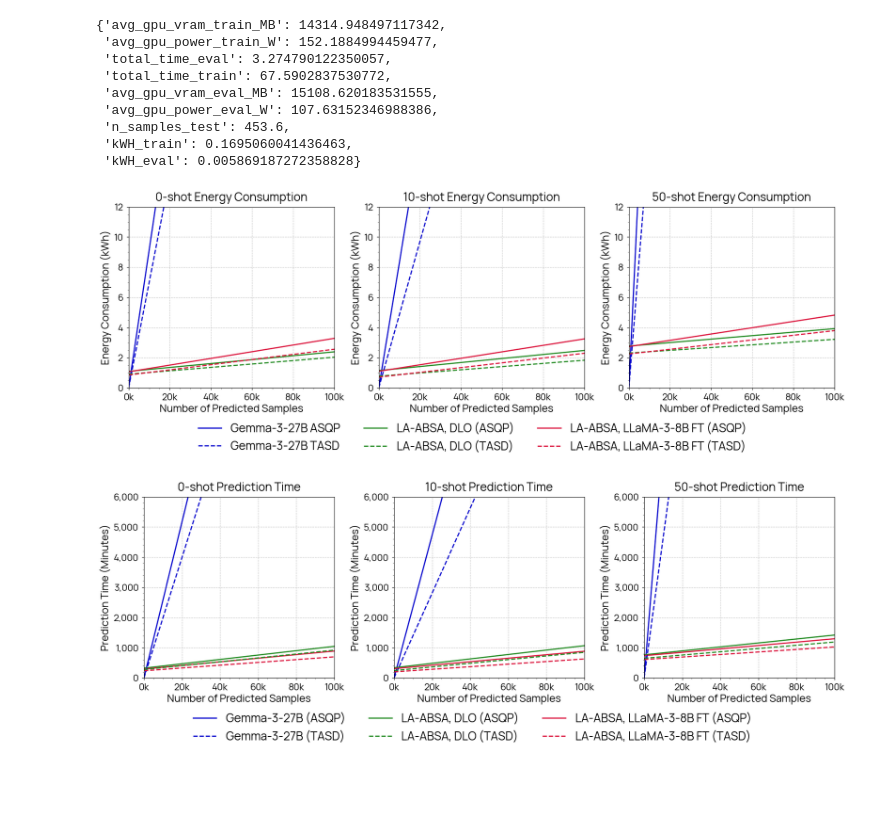
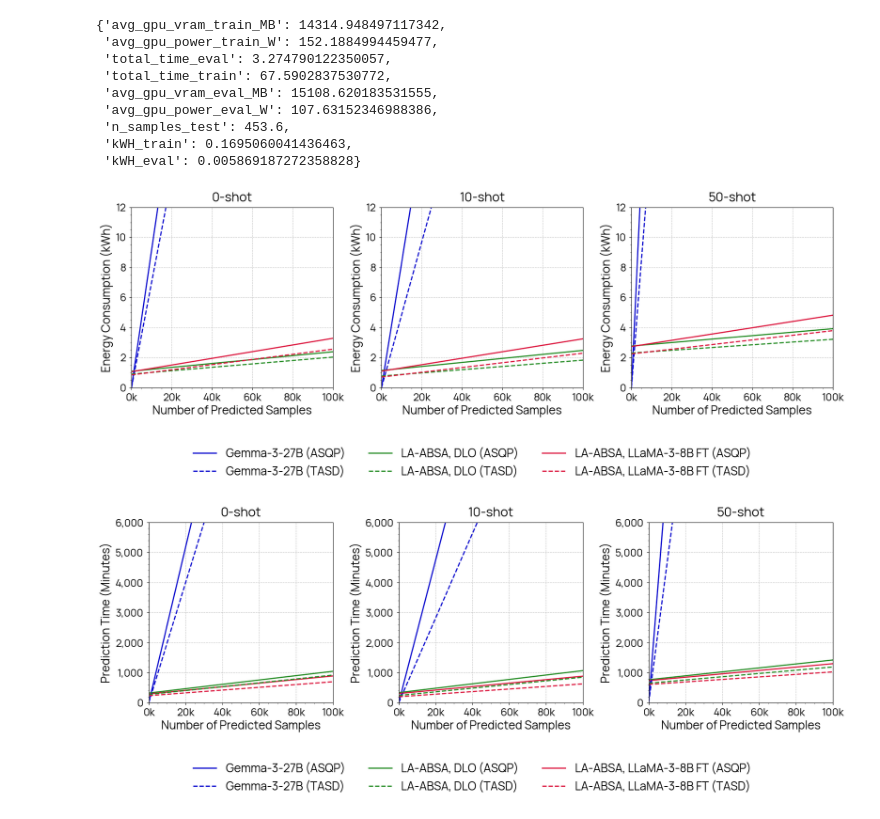
Before and after one commit to NilsHellwig/LA-ABSA, a Jupyter notebook: plots/02_memory_usage_analysis.ipynb, the cells around one changed output. Drawn from its saved outputs; the diff is of its cells as text; code cells hidden in the pictures; blank space fills up the shorter version.

```diff
--- a/plots/02_memory_usage_analysis.ipynb
+++ b/plots/02_memory_usage_analysis.ipynb
@@ -160,9 +160,9 @@ def draw_plot(title_x, title_y, plot_title, data=[], maximum_y=1000, maximum_x=1
             all_handles.append(line[0])
             all_labels.append(d["legend_title_line"])
 
-    ax.set_xlabel(title_x, fontsize=18)
-    ax.set_ylabel(title_y, fontsize=18)
-    ax.set_title(plot_title, fontsize=20, pad=10)
+    ax.set_xlabel(title_x, fontsize=20)
+    ax.set_ylabel(title_y, fontsize=20)
+    ax.set_title(plot_title, fontsize=22, pad=10)
 
     ax.grid(True, linestyle='--', alpha=0.7)
     ax.minorticks_on()
@@ -173,7 +173,7 @@ def draw_plot(title_x, title_y, plot_title, data=[], maximum_y=1000, maximum_x=1
     ax.xaxis.set_major_formatter(mticker.FuncFormatter(lambda x, p: str(int(x / 1000))+"k"))
     ax.yaxis.set_major_formatter(mticker.FuncFormatter(lambda x, p: format(int(x), ',')))
 
-    ax.tick_params(axis='both', which='major', labelsize=16)
+    ax.tick_params(axis='both', which='major', labelsize=18)
 
     subplot_counter += 1
 
@@ -193,7 +193,7 @@ def finalize_plot():
         all_handles,
         all_labels,
         loc='lower center',
-        bbox_to_anchor=(0.5, -0.1),
+        bbox_to_anchor=(0.5, -0.2),
         ncol=3,  # 3 Spalten für bessere Platznutzung
         fontsize=20,
         frameon=False
@@ -267,7 +267,7 @@ def create_all_plots():
             plot_data.append({
                 "x": [0, gemma_scores["n_samples"]],
                 "y": [0, gemma_scores["kWH"]],
-                "legend_title_line": f"Gemma-3-27B {task_label}",
+                "legend_title_line": f"Gemma-3-27B ({task_label})",
                 "line_color": line_colors[f"gemma3:27b"],
                 "task": task
             })
@@ -291,7 +291,7 @@ def create_all_plots():
         draw_plot(
             "Number of Predicted Samples",
             "Energy Consumption (kWh)",
-            f"{shot_count}-shot Energy Consumption",
+            f"{shot_count}-shot",
             plot_data,
             maximum_y=12,  # Angepasst für separate Tasks
             maximum_x=100000,
@@ -317,33 +317,33 @@ def create_all_plots():
                 "task": task
             })
 
             # LA Methoden (DLO und LLaMA gibt es bei allen Shot-Counts)
             for method in ["dlo", "llm_Meta-Llama-3.1-8B-Instruct-bnb-4bit"]:
                 annotate_scores = get_scores_for_task(task, shot_count, "annotate")
                 method_scores = get_scores_for_task(task, shot_count, method)
 
                 plot_data.append({
                     "x": [0, method_scores["n_samples_test"]],
                     "y": [
                         annotate_scores["total_time_eval"] + method_scores["total_time_train"],
                         annotate_scores["total_time_eval"] + method_scores["total_time_train"] + method_scores["total_time_eval"],
                     ],
                     "legend_title_line": f"LA-ABSA, {model_key_to_name[method]} ({task_label})",
                     "line_color": line_colors[f"{method}"],
                     "task": task
                 })
 
         draw_plot(
             "Number of Predicted Samples",
             "Prediction Time (Minutes)",
-            f"{shot_count}-shot Prediction Time",
+            f"{shot_count}-shot",
             plot_data,
             maximum_y=6000,  # Angepasst für separate Tasks
             maximum_x=100000,
         )
 
 # Zum Ausführen rufen Sie einfach auf:
 create_all_plots()
 # %% [output]
-[figure, old version]
+[figure, new version]
-[figure, old version]
+[figure, new version]
```
Also changed, not shown: parts of 5 cells of this notebook, 3 other files.
